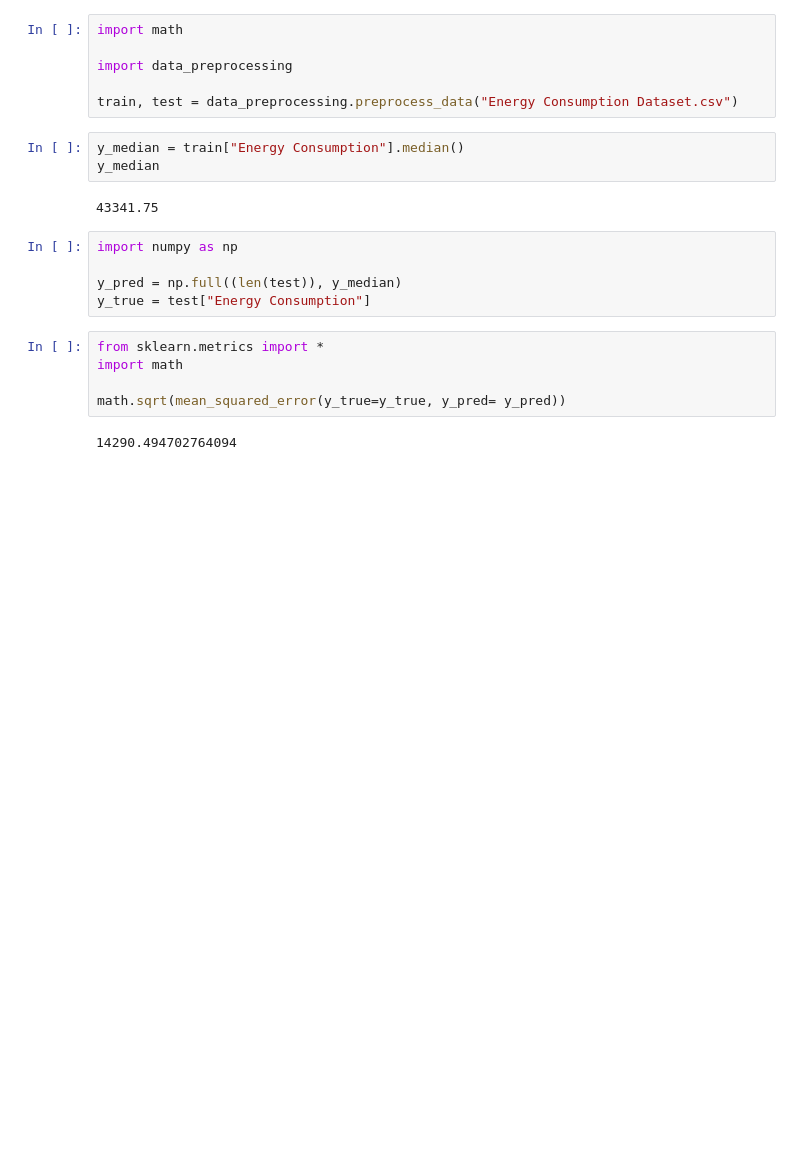
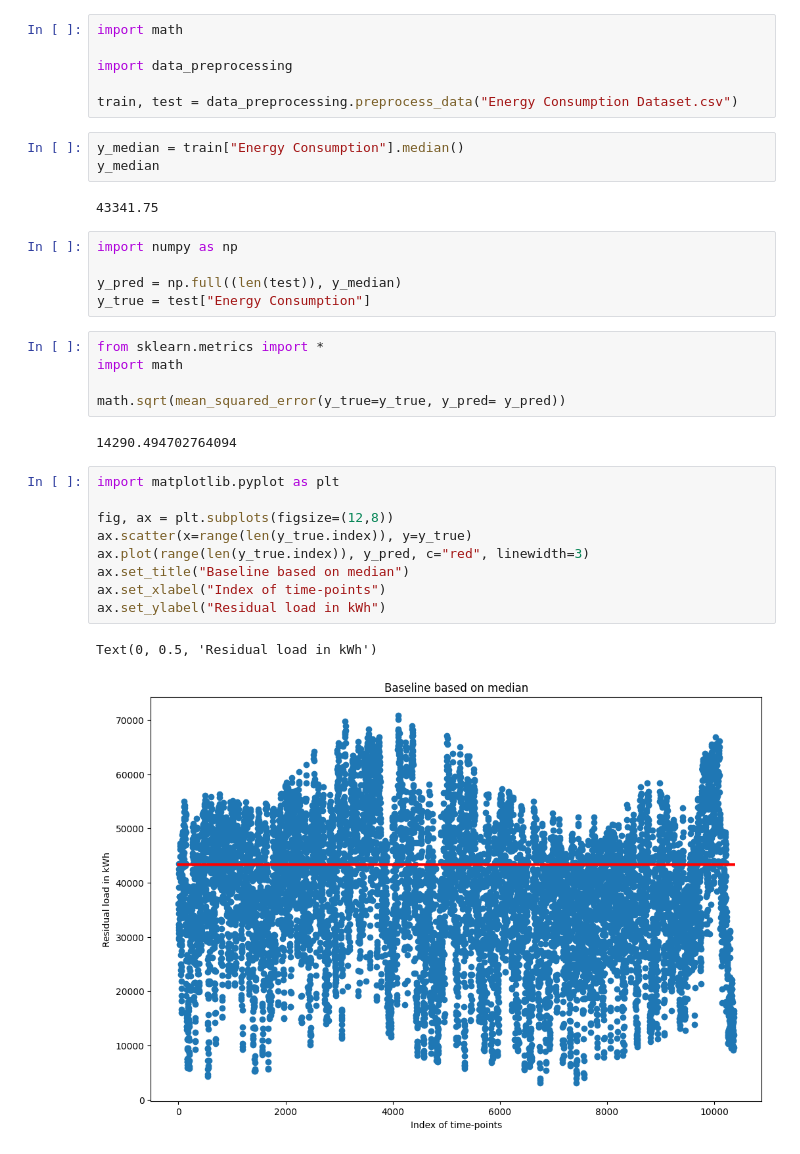
Before and after one commit to maxlautenbach/data-quadrat, a Jupyter notebook: Baseline.ipynb, the cells around one changed output. Cells and saved outputs as stored; diff of their text form; blank space fills up the shorter version.

```diff
--- a/Baseline.ipynb
+++ b/Baseline.ipynb
@@ -21,3 +21,15 @@ import math
 math.sqrt(mean_squared_error(y_true=y_true, y_pred= y_pred))
 # %% [output]
 14290.494702764094
+# %%
+import matplotlib.pyplot as plt
+
+fig, ax = plt.subplots(figsize=(12,8))
+ax.scatter(x=range(len(y_true.index)), y=y_true)
+ax.plot(range(len(y_true.index)), y_pred, c="red", linewidth=3)
+ax.set_title("Baseline based on median")
+ax.set_xlabel("Index of time-points")
+ax.set_ylabel("Residual load in kWh")
+# %% [output]
+Text(0, 0.5, 'Residual load in kWh')
+[figure, added]
```
Also changed, not shown: parts of 1 cell of this notebook, 1 other file.
